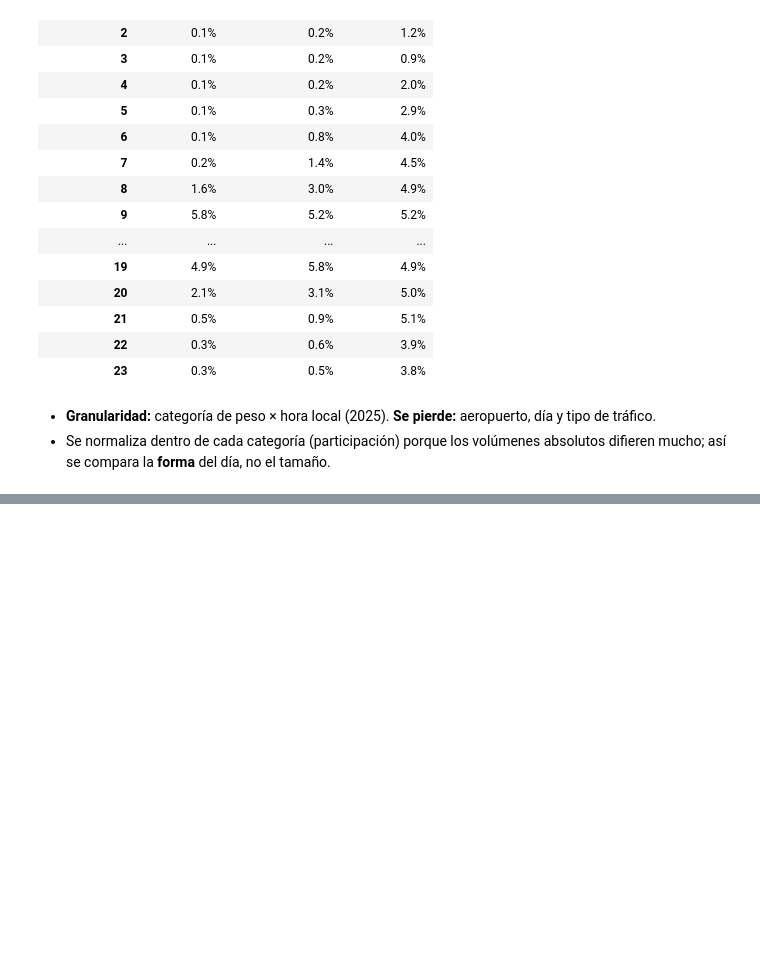
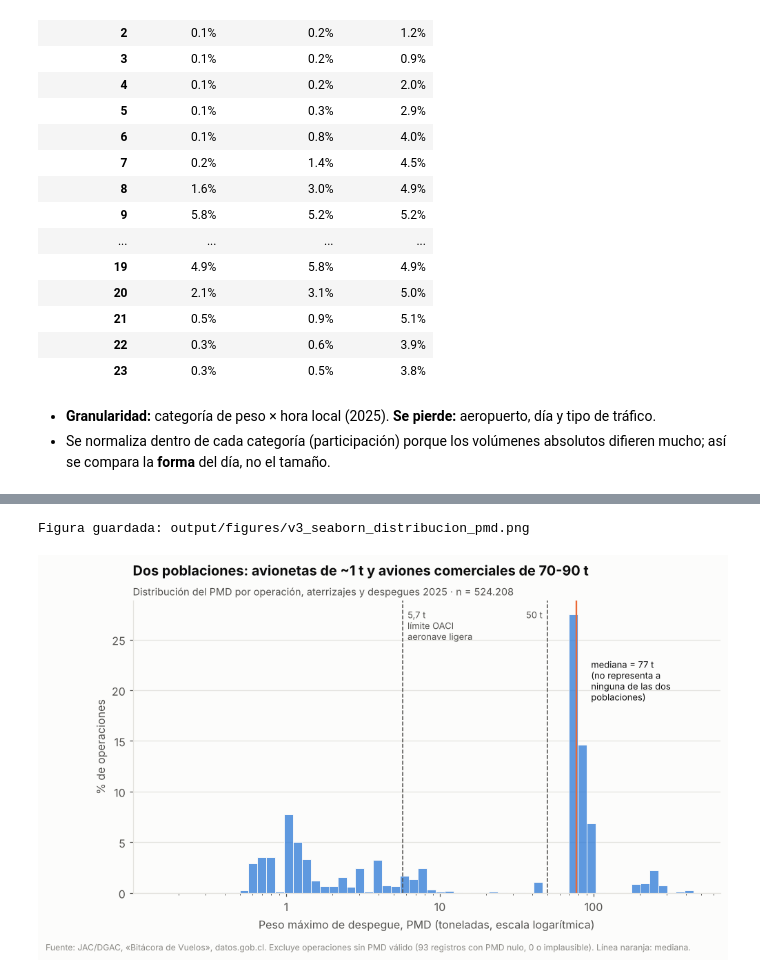
Before and after one commit to Felipepino1/visualizacion-transporte-zapata-urbina, a Jupyter notebook: notebooks/evaluacion02.ipynb, the cells around one changed output, grey strips where cells are left out. Saved outputs shown, nothing was run; the diff lists cells and outputs as text; code cells hidden in the pictures; blank space fills up the shorter version.

```diff
--- a/notebooks/evaluacion02.ipynb
+++ b/notebooks/evaluacion02.ipynb
@@ -888,0 +1025,7 @@ ag_hora.pivot_table(index="hora", columns="categoria_peso", values="participacio
+# %%
+ops25 = b25[b25["tipo_operacion"].isin(["A", "D"])]
+pmd25 = ops25["pmd"].dropna()
+print(f"Operaciones 2025 (A/D): {len(ops25):,} | con PMD válido: {len(pmd25):,} ({len(pmd25) / len(ops25):.1%})")
+print(pmd25.describe(percentiles=[.1, .25, .5, .75, .9]).round(2))
+print("Asimetría:", round(pmd25.skew(), 2), "| asimetría de log10(PMD):", round(np.log10(pmd25).skew(), 2))
+print(ops25["categoria_peso"].value_counts(normalize=True, dropna=False).round(3))
@@ -888,0 +1052,23 @@ ag_hora.pivot_table(index="hora", columns="categoria_peso", values="participacio
+# %%
+fig, ax = plt.subplots(figsize=(10, 5))
+sns.histplot(x=pmd25, log_scale=True, bins=60, stat="percent", color=estilo.AZUL,
+             edgecolor=estilo.SUPERFICIE, linewidth=0.6, ax=ax)
+for umbral, texto in [(prep.UMBRAL_LIGERA_T, "5,7 t\nlímite OACI\naeronave ligera"), (prep.UMBRAL_PESADA_T, "50 t")]:
+    ax.axvline(umbral, color=estilo.TINTA_2, lw=1, ls="--")
+    ax.text(umbral * (1.08 if umbral < 10 else 0.93), ax.get_ylim()[1] * 0.97, texto, fontsize=8.5,
+            color=estilo.TINTA_2, va="top", ha="left" if umbral < 10 else "right")
+ax.axvline(pmd25.median(), color=estilo.NARANJO, lw=1.5)
+ax.text(pmd25.median() * 1.25, ax.get_ylim()[1] * 0.80, f"mediana = {pmd25.median():.0f} t\n(no representa a\nninguna de las dos\npoblaciones)",
+        fontsize=8.5, color=estilo.TINTA, ha="left", va="top")
+ax.xaxis.set_major_formatter(mticker.FuncFormatter(lambda x, _: f"{x:g}"))
+ax.set_xlabel("Peso máximo de despegue, PMD (toneladas, escala logarítmica)")
+ax.set_ylabel("% de operaciones")
+ax.grid(axis="x", visible=False)
+ax.set_title("Dos poblaciones: avionetas de ~1 t y aviones comerciales de 70-90 t")
+estilo.subtitulo(ax, f"Distribución del PMD por operación, aterrizajes y despegues 2025 · n = {estilo.miles(len(pmd25))}")
+estilo.nota_fuente(fig, "Fuente: JAC/DGAC, «Bitácora de Vuelos», datos.gob.cl. Excluye operaciones sin PMD válido "
+                   f"({estilo.miles(len(ops25) - len(pmd25))} registros con PMD nulo, 0 o implausible). Línea naranja: mediana.")
+estilo.guardar(fig, "v3_seaborn_distribucion_pmd", FIGURAS)
+# %% [output]
+Figura guardada: output/figures/v3_seaborn_distribucion_pmd.png
+[figure, added]
```
Also changed, not shown: parts of 22 cells of this notebook, 7 other files.
